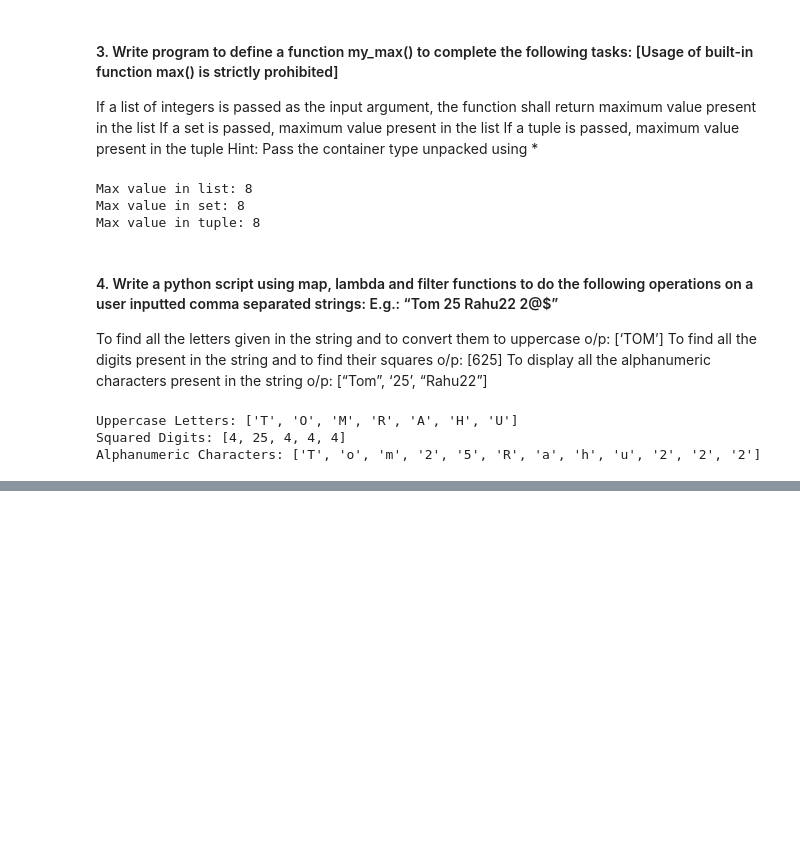
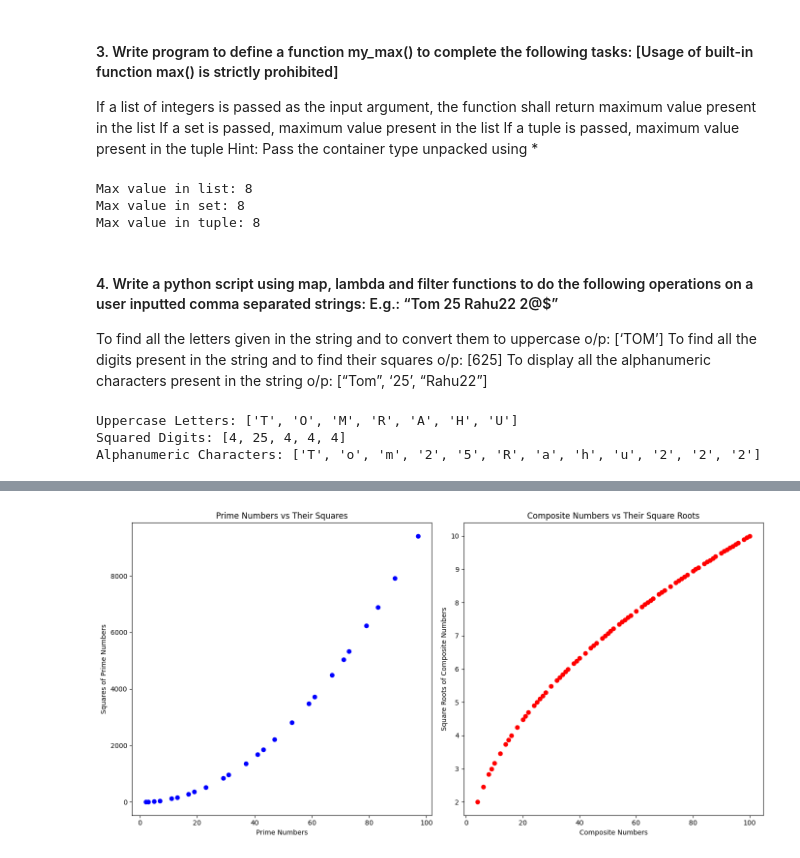
Before and after one commit to IIIT-Ranchi-CS2001/lab-codes-2023A-robosphere99, a Jupyter notebook: Pyhton_lab_practice.ipynb, the cells around one changed output, grey strips where cells are left out. Saved outputs shown, nothing was run; the diff lists cells and outputs as text; code cells hidden in the pictures; blank space fills up the shorter version.

```diff
--- a/Pyhton_lab_practice.ipynb
+++ b/Pyhton_lab_practice.ipynb
@@ -700,0 +762,70 @@ Alphanumeric Characters: ['T', 'o', 'm', '2', '5', 'R', 'a', 'h', 'u', '2', '2',
+# %%
+import random
+import math
+import matplotlib.pyplot as plt
+
+# Function to check if a number is prime
+def is_prime(n):
+    if n <= 1:
+        return False
+    for i in range(2, int(math.sqrt(n)) + 1):
+        if n % i == 0:
+            return False
+    return True
+
+# Function to classify numbers as prime or composite
+def classify_numbers(numbers):
+    primes = []
+    composites = []
+    for number in numbers:
+        if is_prime(number):
+            primes.append(number)
+        elif number > 1:  # Exclude 1 as it's neither prime nor composite
+            composites.append(number)
+    return primes, composites
+
+# Function to generate a list of K random numbers within limit N
+def generate_random_numbers(K, N):
+    return random.sample(range(1, N+1), K)
+
+# User input for K (number of random numbers) and N (limit)
+K = int(input("Enter the number of random numbers (K): "))
+N = int(input("Enter the upper limit (N): "))
+
+# Ensure K is at least 10
+if K < 10:
+    print("K should be at least 10. Setting K to 10.")
+    K = 10
+
+# Step 1: Generate a list of K random numbers within limit N
+random_numbers = generate_random_numbers(K, N)
+
+# Step 2: Classify the numbers into prime and composite
+primes, composites = classify_numbers(random_numbers)
+
+# Step 3: Calculate the squares of primes and square roots of composites
+prime_squares = [x**2 for x in primes]
+composite_square_roots = [math.sqrt(x) for x in composites]
+
+# Step 4: Plotting the results in subplots
+
+# Create a figure with two subplots
+fig, axs = plt.subplots(1, 2, figsize=(14, 7))
+
+# Prime numbers vs their squares
+axs[0].scatter(primes, prime_squares, color='blue')
+axs[0].set_title('Prime Numbers vs Their Squares')
+axs[0].set_xlabel('Prime Numbers')
+axs[0].set_ylabel('Squares of Prime Numbers')
+
+# Composite numbers vs their square roots
+axs[1].scatter(composites, composite_square_roots, color='red')
+axs[1].set_title('Composite Numbers vs Their Square Roots')
+axs[1].set_xlabel('Composite Numbers')
+axs[1].set_ylabel('Square Roots of Composite Numbers')
+
+# Show the plot
+plt.tight_layout()
+plt.show()
+# %% [output]
+[figure, added]
```
Also changed, not shown: parts of 4 cells of this notebook.
